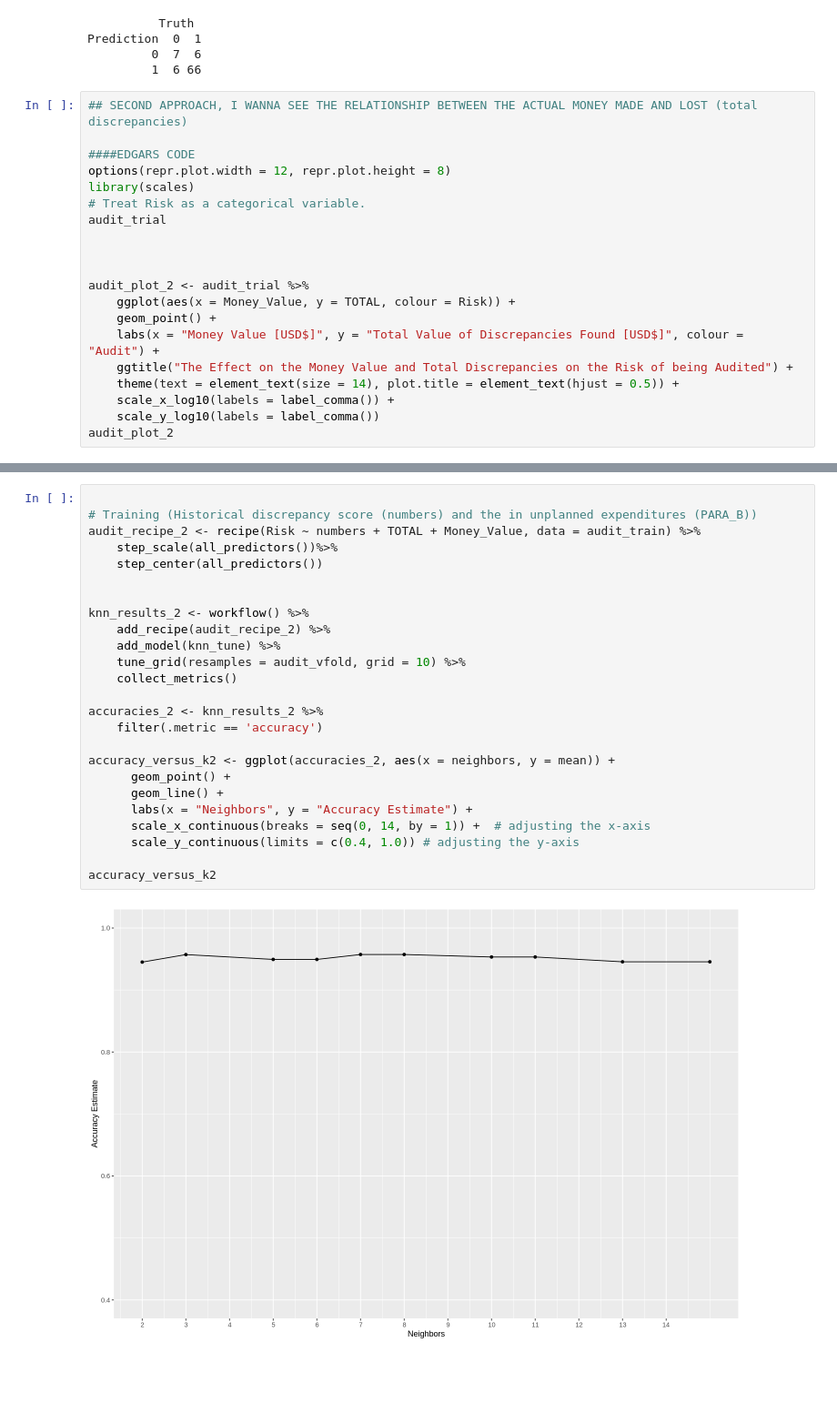
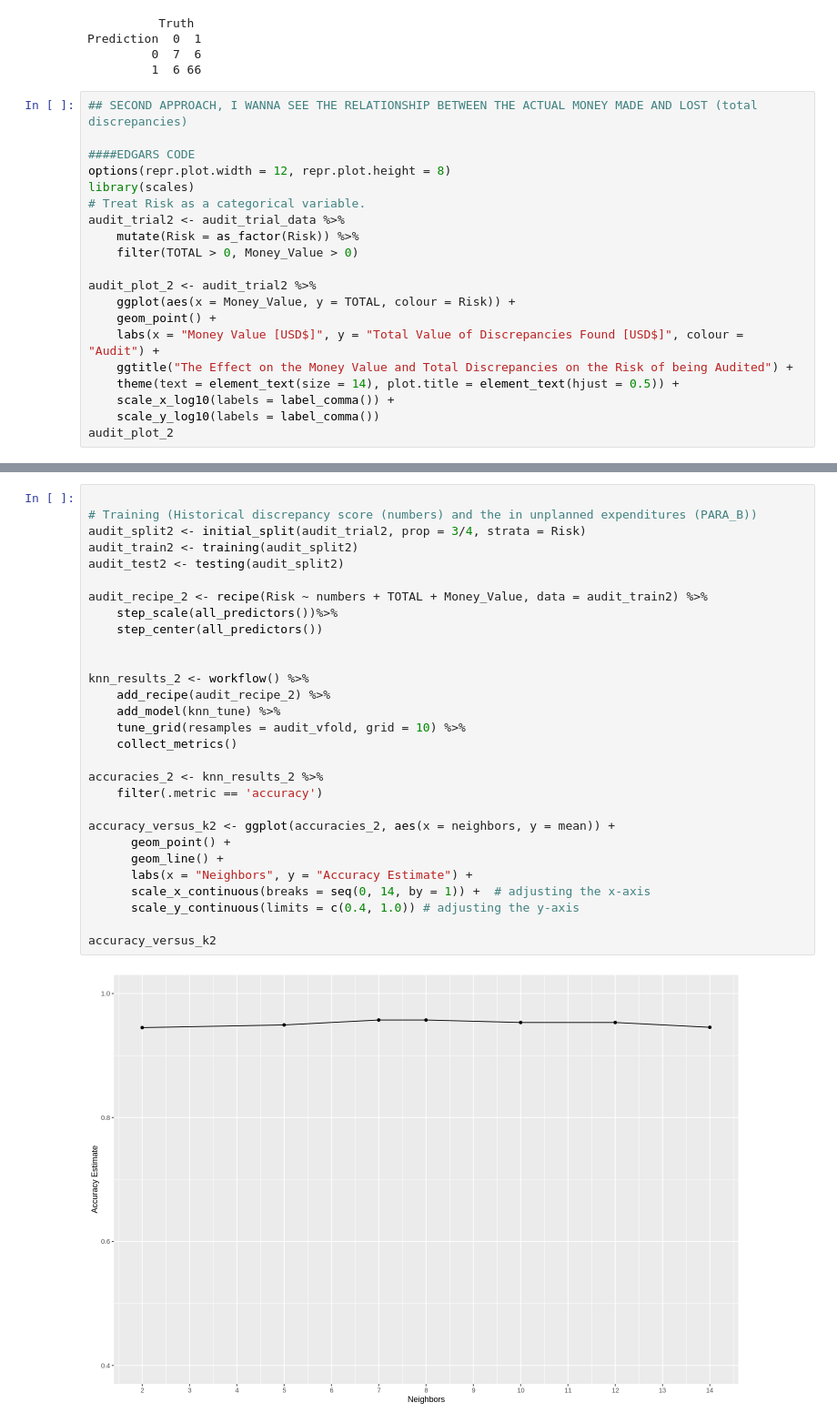
Before and after one commit to fulleraltamiranoe/audit_data, a Jupyter notebook: Audit.ipynb, the cells around one changed output, grey strips where cells are left out. Shown: that part at 91% size. Drawn from its saved outputs; the diff is of its cells as text; blank space fills up the shorter version.

```diff
--- a/Audit.ipynb
+++ b/Audit.ipynb
@@ -154,11 +154,11 @@ Prediction  0  1
 options(repr.plot.width = 12, repr.plot.height = 8)
 library(scales)
 # Treat Risk as a categorical variable.
-audit_trial
+audit_trial2 <- audit_trial_data %>%
+    mutate(Risk = as_factor(Risk)) %>%
+    filter(TOTAL > 0, Money_Value > 0)
 
-
-
-audit_plot_2 <- audit_trial %>%
+audit_plot_2 <- audit_trial2 %>%
     ggplot(aes(x = Money_Value, y = TOTAL, colour = Risk)) +
     geom_point() +
     labs(x = "Money Value [USD$]", y = "Total Value of Discrepancies Found [USD$]", colour = "Audit") +
@@ -182,28 +172,32 @@ A spec_tbl_df: 341 × 18
 # %%
 
 # Training (Historical discrepancy score (numbers) and the in unplanned expenditures (PARA_B))
-audit_recipe_2 <- recipe(Risk ~ numbers + TOTAL + Money_Value, data = audit_train) %>%
+audit_split2 <- initial_split(audit_trial2, prop = 3/4, strata = Risk)
+audit_train2 <- training(audit_split2)
+audit_test2 <- testing(audit_split2)
+
+audit_recipe_2 <- recipe(Risk ~ numbers + TOTAL + Money_Value, data = audit_train2) %>%
     step_scale(all_predictors())%>%
     step_center(all_predictors())
 
 
 knn_results_2 <- workflow() %>%
     add_recipe(audit_recipe_2) %>%
     add_model(knn_tune) %>%
     tune_grid(resamples = audit_vfold, grid = 10) %>%
     collect_metrics()
 
 accuracies_2 <- knn_results_2 %>%
     filter(.metric == 'accuracy')
 
 accuracy_versus_k2 <- ggplot(accuracies_2, aes(x = neighbors, y = mean)) +
       geom_point() +
       geom_line() +
       labs(x = "Neighbors", y = "Accuracy Estimate") +
       scale_x_continuous(breaks = seq(0, 14, by = 1)) +  # adjusting the x-axis
       scale_y_continuous(limits = c(0.4, 1.0)) # adjusting the y-axis
 
 accuracy_versus_k2
 # %% [output]
-[figure, old version]
+[figure, new version]
 # %%
```
Also changed, not shown: parts of 5 cells of this notebook.
